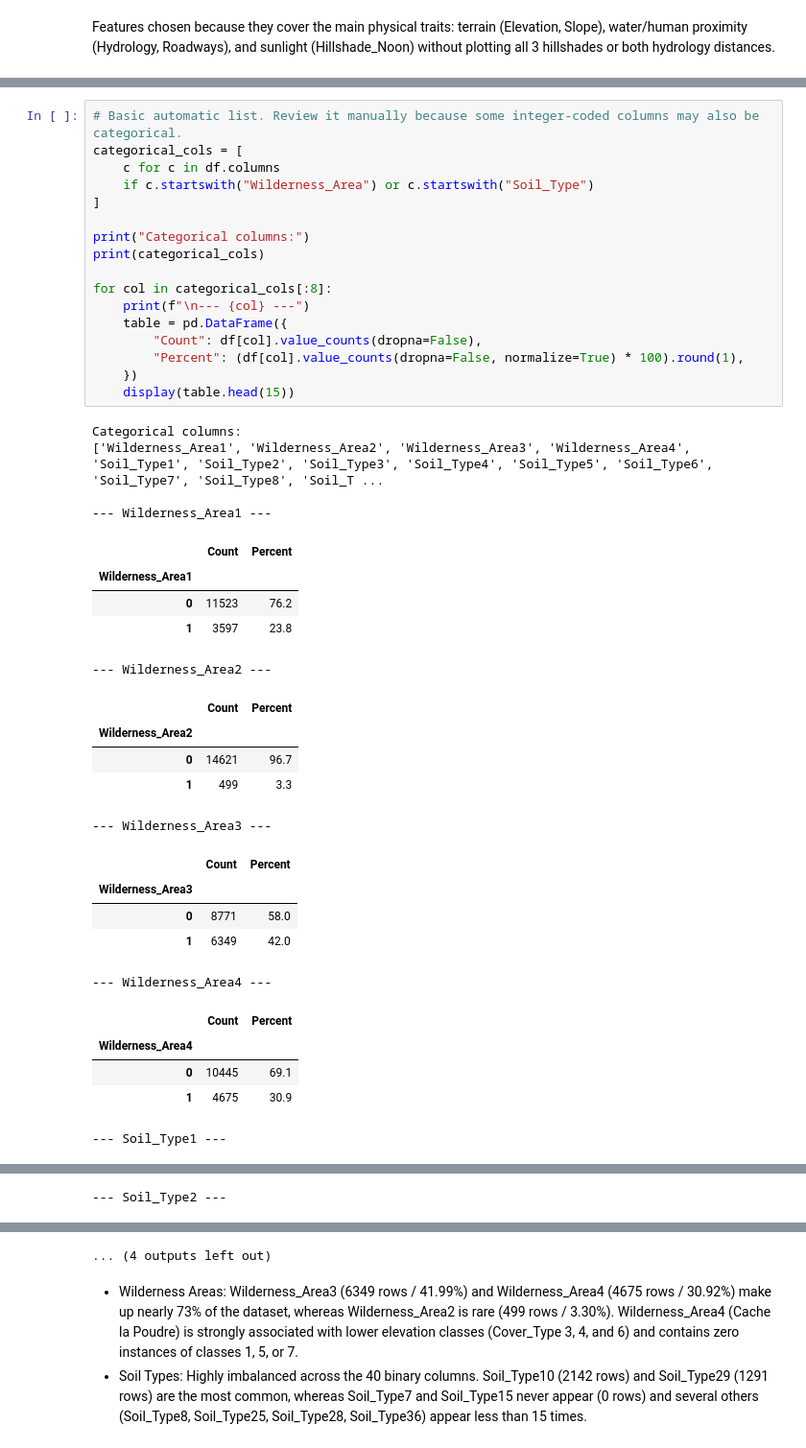
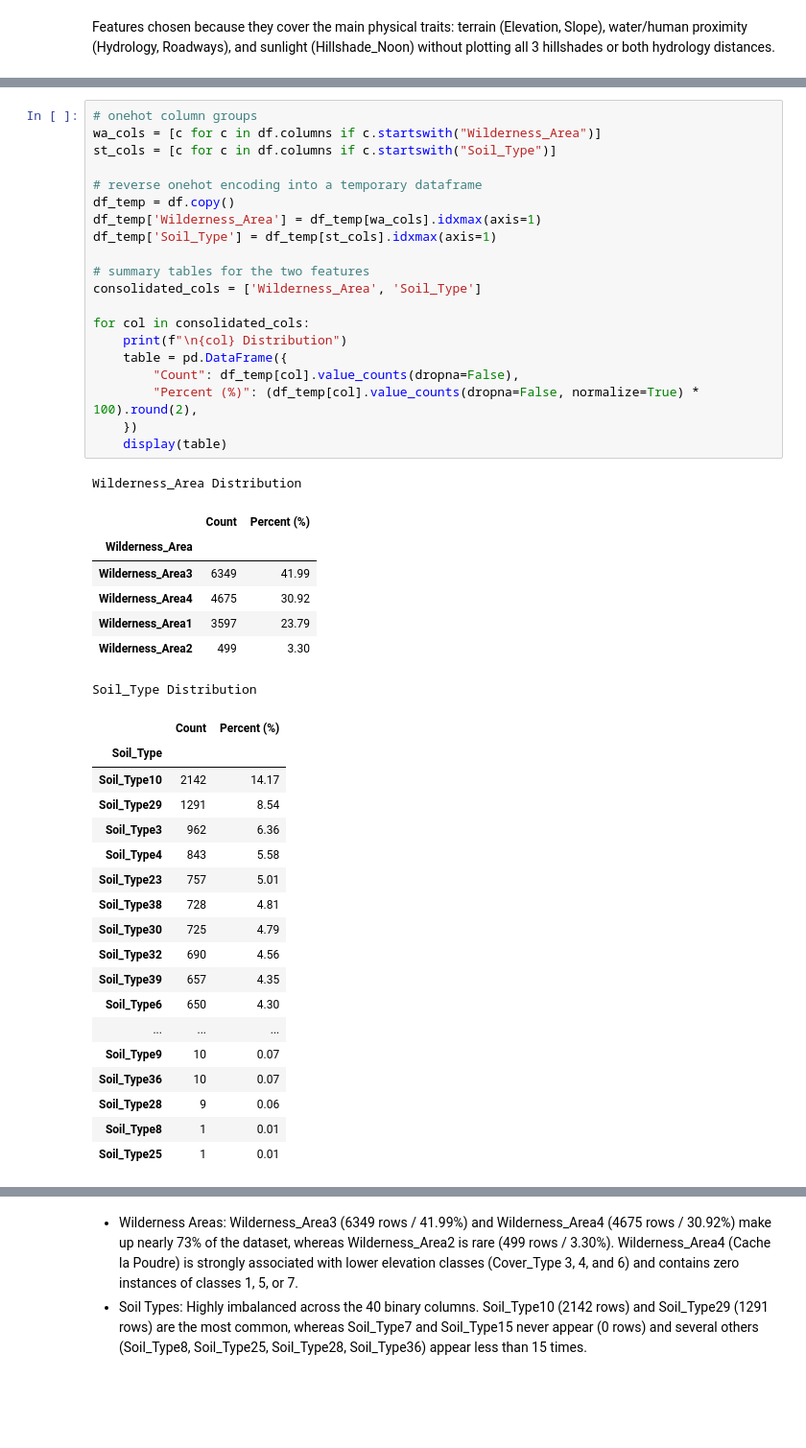
Before and after one commit to HamzahAlasad/DATA3402.Fall.2026-Forest-Cover-Type-Prediction, a Jupyter notebook: data_initial_observations.ipynb, the cells around one changed output, grey strips where cells are left out. Shown at 96% size. Drawn from its saved outputs; the diff is of its cells as text; blank space fills up the shorter version.

```diff
--- a/data_initial_observations.ipynb
+++ b/data_initial_observations.ipynb
@@ -402,42 +243,47 @@ For each important categorical feature, look at:
 # %%
-# Basic automatic list. Review it manually because some integer-coded columns may also be categorical.
-categorical_cols = [
-    c for c in df.columns
-    if c.startswith("Wilderness_Area") or c.startswith("Soil_Type")
-]
+# onehot column groups
+wa_cols = [c for c in df.columns if c.startswith("Wilderness_Area")]
+st_cols = [c for c in df.columns if c.startswith("Soil_Type")]
 
-print("Categorical columns:")
-print(categorical_cols)
+# reverse onehot encoding into a temporary dataframe
+df_temp = df.copy()
+df_temp['Wilderness_Area'] = df_temp[wa_cols].idxmax(axis=1)
+df_temp['Soil_Type'] = df_temp[st_cols].idxmax(axis=1)
 
-for col in categorical_cols[:8]:
-    print(f"\n--- {col} ---")
+# summary tables for the two features
+consolidated_cols = ['Wilderness_Area', 'Soil_Type']
+
+for col in consolidated_cols:
+    print(f"\n{col} Distribution")
     table = pd.DataFrame({
-        "Count": df[col].value_counts(dropna=False),
-        "Percent": (df[col].value_counts(dropna=False, normalize=True) * 100).round(1),
+        "Count": df_temp[col].value_counts(dropna=False),
+        "Percent (%)": (df_temp[col].value_counts(dropna=False, normalize=True) * 100).round(2),
     })
-    display(table.head(15))
+    display(table)
 # %% [output]
-Categorical columns:
-['Wilderness_Area1', 'Wilderness_Area2', 'Wilderness_Area3', 'Wilderness_Area4', 'Soil_Type1', 'Soil_Type2', 'Soil_Type3', 'Soil_Type4', 'Soil_Type5', 'Soil_Type6', 'Soil_Type7', 'Soil_Type8', 'Soil_T ...
-
---- Wilderness_Area1 ---
+Wilderness_Area Distribution
-|  | Count | Percent |
-| Wilderness_Area1 |  |  |
-| 0 | 11523 | 76.2 |
-| 1 | 3597 | 23.8 |
+|  | Count | Percent (%) |
+| Wilderness_Area |  |  |
+| Wilderness_Area3 | 6349 | 41.99 |
+| Wilderness_Area4 | 4675 | 30.92 |
+| Wilderness_Area1 | 3597 | 23.79 |
+| Wilderness_Area2 | 499 | 3.30 |
---- Wilderness_Area2 ---
+Soil_Type Distribution
-|  | Count | Percent |
-| Wilderness_Area2 |  |  |
-| 0 | 14621 | 96.7 |
-| 1 | 499 | 3.3 |
+|  | Count | Percent (%) |
+| Soil_Type |  |  |
+| Soil_Type10 | 2142 | 14.17 |
+| Soil_Type29 | 1291 | 8.54 |
+| Soil_Type3 | 962 | 6.36 |
+| Soil_Type4 | 843 | 5.58 |
+| Soil_Type23 | 757 | 5.01 |
+| Soil_Type38 | 728 | 4.81 |
+| Soil_Type30 | 725 | 4.79 |
+| Soil_Type32 | 690 | 4.56 |
+| Soil_Type39 | 657 | 4.35 |
+| Soil_Type6 | 650 | 4.30 |
+| ... | ... | ... |
+| Soil_Type9 | 10 | 0.07 |
+| Soil_Type36 | 10 | 0.07 |
+| Soil_Type28 | 9 | 0.06 |
+| Soil_Type8 | 1 | 0.01 |
+| Soil_Type25 | 1 | 0.01 |
---- Wilderness_Area3 ---
-|  | Count | Percent |
-| Wilderness_Area3 |  |  |
-| 0 | 8771 | 58.0 |
-| 1 | 6349 | 42.0 |
---- Wilderness_Area4 ---
-|  | Count | Percent |
-| Wilderness_Area4 |  |  |
-| 0 | 10445 | 69.1 |
-| 1 | 4675 | 30.9 |
---- Soil_Type1 ---
@@ -448 +289,0 @@ Categorical columns:
---- Soil_Type2 ---
@@ -453,4 +290,3 @@ Categorical columns:
-... (4 outputs left out)
 # %% [markdown]
 - Wilderness Areas: Wilderness_Area3 (6349 rows / 41.99%) and Wilderness_Area4 (4675 rows / 30.92%) make up nearly 73% of the dataset, whereas Wilderness_Area2 is rare (499 rows / 3.30%). Wilderness_Area4 (Cache la Poudre) is strongly associated with lower elevation classes (Cover_Type 3, 4, and 6) and contains zero instances of classes 1, 5, or 7.
 - Soil Types: Highly imbalanced across the 40 binary columns. Soil_Type10 (2142 rows) and Soil_Type29 (1291 rows) are the most common, whereas Soil_Type7 and Soil_Type15 never appear (0 rows) and several others (Soil_Type8, Soil_Type25, Soil_Type28, Soil_Type36) appear less than 15 times.
```
Also changed, not shown: parts of 28 cells of this notebook, 3 other files.
